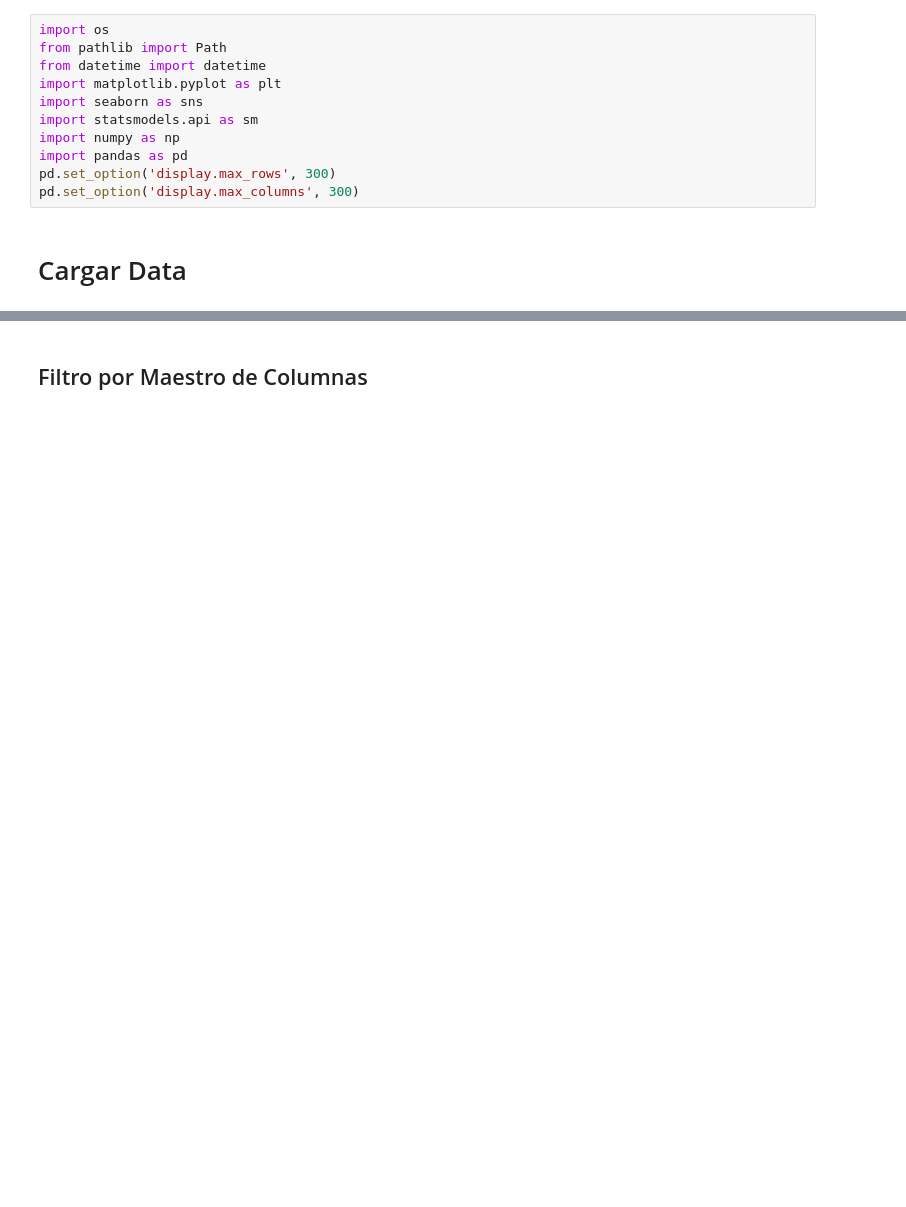
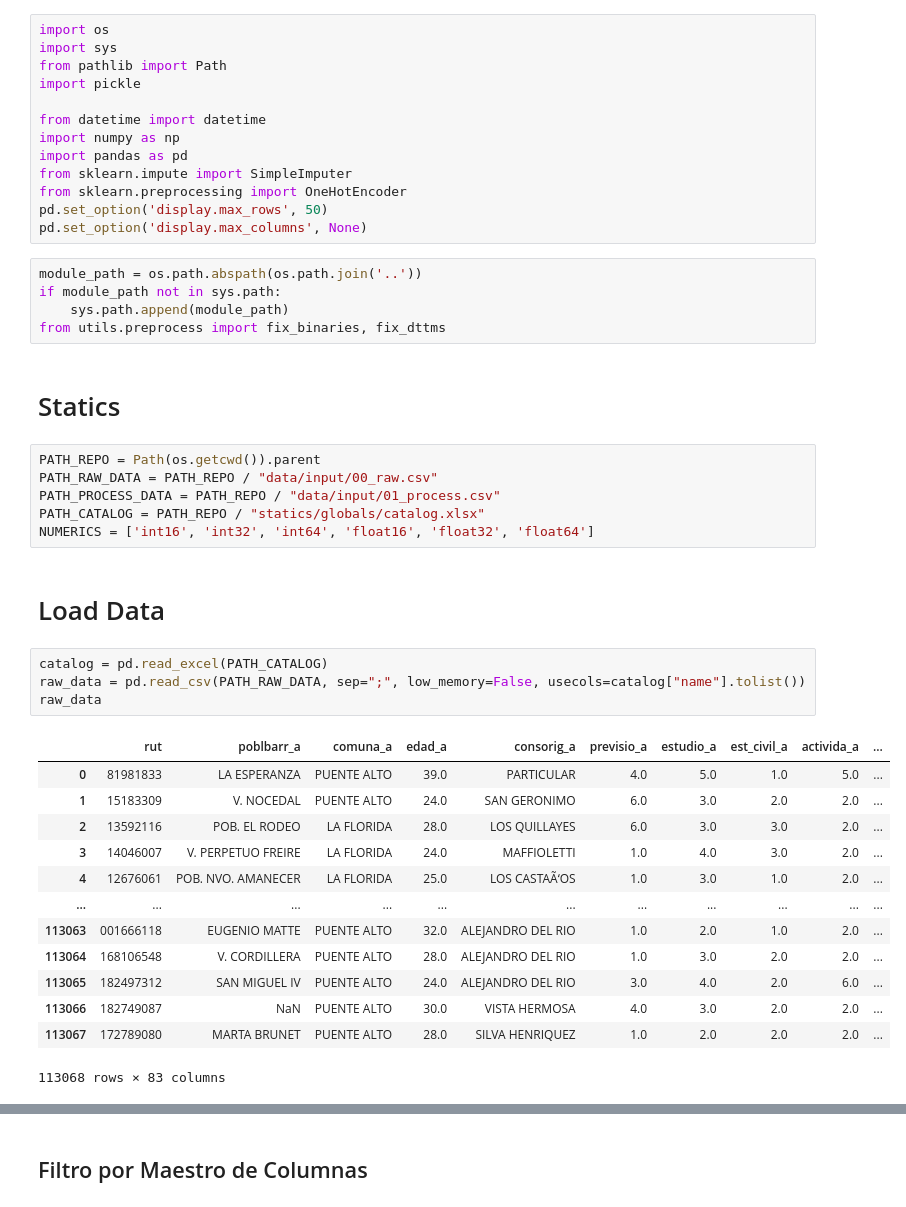
Before and after one commit to Zentra94/optiGWG, a Jupyter notebook: notebooks/01_preprocess.ipynb, the cells around one changed output, grey strips where cells are left out. Drawn from its saved outputs; the diff is of its cells as text; blank space fills up the shorter version.

Commit message:
preprocess finish! :art:

```diff
--- a/notebooks/01_preprocess.ipynb
+++ b/notebooks/01_preprocess.ipynb
@@ -29,13 +54,46 @@ You should consider upgrading via the '/Library/Frameworks/Python.framework/Vers
 # %%
 import os
+import sys
 from pathlib import Path
+import pickle
+
 from datetime import datetime
-import matplotlib.pyplot as plt
-import seaborn as sns
-import statsmodels.api as sm
 import numpy as np
 import pandas as pd
-pd.set_option('display.max_rows', 300)
-pd.set_option('display.max_columns', 300)
+from sklearn.impute import SimpleImputer
+from sklearn.preprocessing import OneHotEncoder
+pd.set_option('display.max_rows', 50)
+pd.set_option('display.max_columns', None)
+# %%
+module_path = os.path.abspath(os.path.join('..'))
+if module_path not in sys.path:
+    sys.path.append(module_path)
+from utils.preprocess import fix_binaries, fix_dttms
+# %% [markdown]
+# Statics
+# %%
+PATH_REPO = Path(os.getcwd()).parent
+PATH_RAW_DATA = PATH_REPO / "data/input/00_raw.csv"
+PATH_PROCESS_DATA = PATH_REPO / "data/input/01_process.csv"
+PATH_CATALOG = PATH_REPO / "statics/globals/catalog.xlsx"
+NUMERICS = ['int16', 'int32', 'int64', 'float16', 'float32', 'float64']
 # %% [markdown]
-# Cargar Data
+# Load Data
+# %%
+catalog = pd.read_excel(PATH_CATALOG)
+raw_data = pd.read_csv(PATH_RAW_DATA, sep=";", low_memory=False, usecols=catalog["name"].tolist())
+raw_data
+# %% [output]
+|  | rut | poblbarr_a | comuna_a | edad_a | consorig_a | previsio_a | estudio_a | est_civil_a | activida_a | ... |
+| 0 | 81981833 | LA ESPERANZA | PUENTE ALTO | 39.0 | PARTICULAR | 4.0 | 5.0 | 1.0 | 5.0 | ... |
+| 1 | 15183309 | V. NOCEDAL | PUENTE ALTO | 24.0 | SAN GERONIMO | 6.0 | 3.0 | 2.0 | 2.0 | ... |
+| 2 | 13592116 | POB. EL RODEO | LA FLORIDA | 28.0 | LOS QUILLAYES | 6.0 | 3.0 | 3.0 | 2.0 | ... |
+| 3 | 14046007 | V. PERPETUO FREIRE | LA FLORIDA | 24.0 | MAFFIOLETTI | 1.0 | 4.0 | 3.0 | 2.0 | ... |
+| 4 | 12676061 | POB. NVO. AMANECER | LA FLORIDA | 25.0 | LOS CASTAÃ‘OS | 1.0 | 3.0 | 1.0 | 2.0 | ... |
+| ... | ... | ... | ... | ... | ... | ... | ... | ... | ... | ... |
+| 113063 | 001666118 | EUGENIO MATTE | PUENTE ALTO | 32.0 | ALEJANDRO DEL RIO | 1.0 | 2.0 | 1.0 | 2.0 | ... |
+| 113064 | 168106548 | V. CORDILLERA | PUENTE ALTO | 28.0 | ALEJANDRO DEL RIO | 1.0 | 3.0 | 2.0 | 2.0 | ... |
+| 113065 | 182497312 | SAN MIGUEL IV | PUENTE ALTO | 24.0 | ALEJANDRO DEL RIO | 3.0 | 4.0 | 2.0 | 6.0 | ... |
+| 113066 | 182749087 | NaN | PUENTE ALTO | 30.0 | VISTA HERMOSA | 4.0 | 3.0 | 2.0 | 2.0 | ... |
+| 113067 | 172789080 | MARTA BRUNET | PUENTE ALTO | 28.0 | SILVA HENRIQUEZ | 1.0 | 2.0 | 2.0 | 2.0 | ... |
+113068 rows × 83 columns
```
Also changed, not shown: parts of 22 cells of this notebook, 7 other files.
